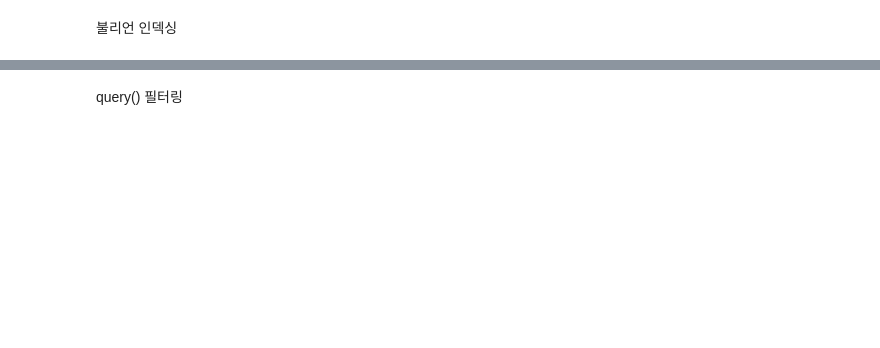
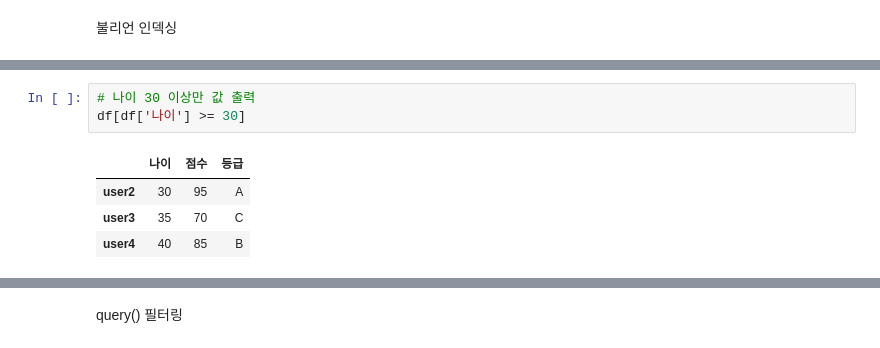
Before and after one commit to jsa00/ax_study, a Jupyter notebook: 04_MACHINE_LEARNING/src/04_machine_learning/chapter01/special/pandas_practice.ipynb, the cells around one changed output, grey strips where cells are left out. Saved outputs shown, nothing was run; the diff lists cells and outputs as text; blank space fills up the shorter version.

```diff
--- a/04_MACHINE_LEARNING/src/04_machine_learning/chapter01/special/pandas_practice.ipynb
+++ b/04_MACHINE_LEARNING/src/04_machine_learning/chapter01/special/pandas_practice.ipynb
@@ -159,0 +242,8 @@ score_gap
+# %%
+# 나이 30 이상만 값 출력
+df[df['나이'] >= 30]
+# %% [output]
+|  | 나이 | 점수 | 등급 |
+| user2 | 30 | 95 | A |
+| user3 | 35 | 70 | C |
+| user4 | 40 | 85 | B |
```
Also changed, not shown: parts of 41 cells of this notebook, 7 other files.
